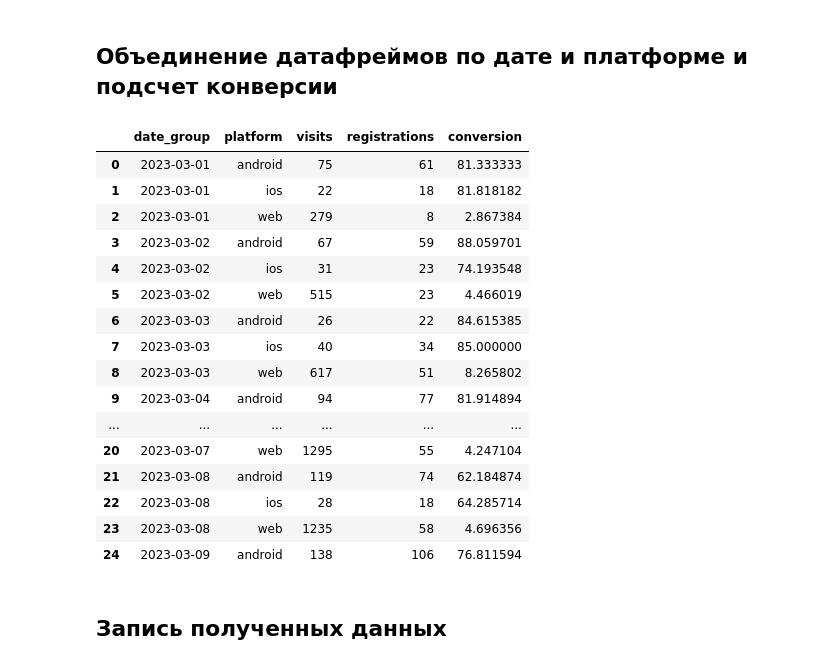
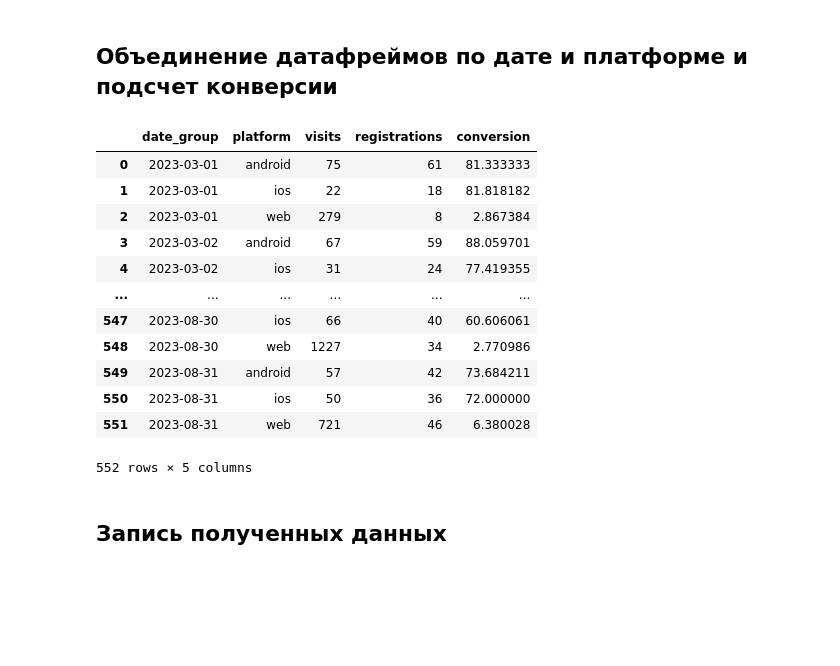
Before and after one commit to Nechetnaya/data-analytics-project-100, a Jupyter notebook: charts_project.ipynb, the cells around one changed output. Cells and saved outputs as stored; diff of their text form; code cells hidden in the pictures; blank space fills up the shorter version.

```diff
--- a/charts_project.ipynb
+++ b/charts_project.ipynb
@@ -117,2 +116,0 @@ registrations.duplicated(subset='email').sum()
-# %%
-registrations = registrations.drop_duplicates(subset='email')
@@ -161,25 +159,21 @@ conversion = visits_count \
 # %%
 conversion['conversion'] = conversion.registrations / conversion.visits * 100
 # %%
-conversion.head(25)
+conversion
 # %% [output]
 |  | date_group | platform | visits | registrations | conversion |
 | 0 | 2023-03-01 | android | 75 | 61 | 81.333333 |
 | 1 | 2023-03-01 | ios | 22 | 18 | 81.818182 |
 | 2 | 2023-03-01 | web | 279 | 8 | 2.867384 |
 | 3 | 2023-03-02 | android | 67 | 59 | 88.059701 |
-| 4 | 2023-03-02 | ios | 31 | 23 | 74.193548 |
-| 5 | 2023-03-02 | web | 515 | 23 | 4.466019 |
-| 6 | 2023-03-03 | android | 26 | 22 | 84.615385 |
-| 7 | 2023-03-03 | ios | 40 | 34 | 85.000000 |
-| 8 | 2023-03-03 | web | 617 | 51 | 8.265802 |
-| 9 | 2023-03-04 | android | 94 | 77 | 81.914894 |
+| 4 | 2023-03-02 | ios | 31 | 24 | 77.419355 |
 | ... | ... | ... | ... | ... | ... |
-| 20 | 2023-03-07 | web | 1295 | 55 | 4.247104 |
-| 21 | 2023-03-08 | android | 119 | 74 | 62.184874 |
-| 22 | 2023-03-08 | ios | 28 | 18 | 64.285714 |
-| 23 | 2023-03-08 | web | 1235 | 58 | 4.696356 |
-| 24 | 2023-03-09 | android | 138 | 106 | 76.811594 |
+| 547 | 2023-08-30 | ios | 66 | 40 | 60.606061 |
+| 548 | 2023-08-30 | web | 1227 | 34 | 2.770986 |
+| 549 | 2023-08-31 | android | 57 | 42 | 73.684211 |
+| 550 | 2023-08-31 | ios | 50 | 36 | 72.000000 |
+| 551 | 2023-08-31 | web | 721 | 46 | 6.380028 |
+552 rows × 5 columns
 # %% [markdown]
 ## Запись полученных данных
 # %%
```
Also changed, not shown: parts of 54 cells of this notebook.
